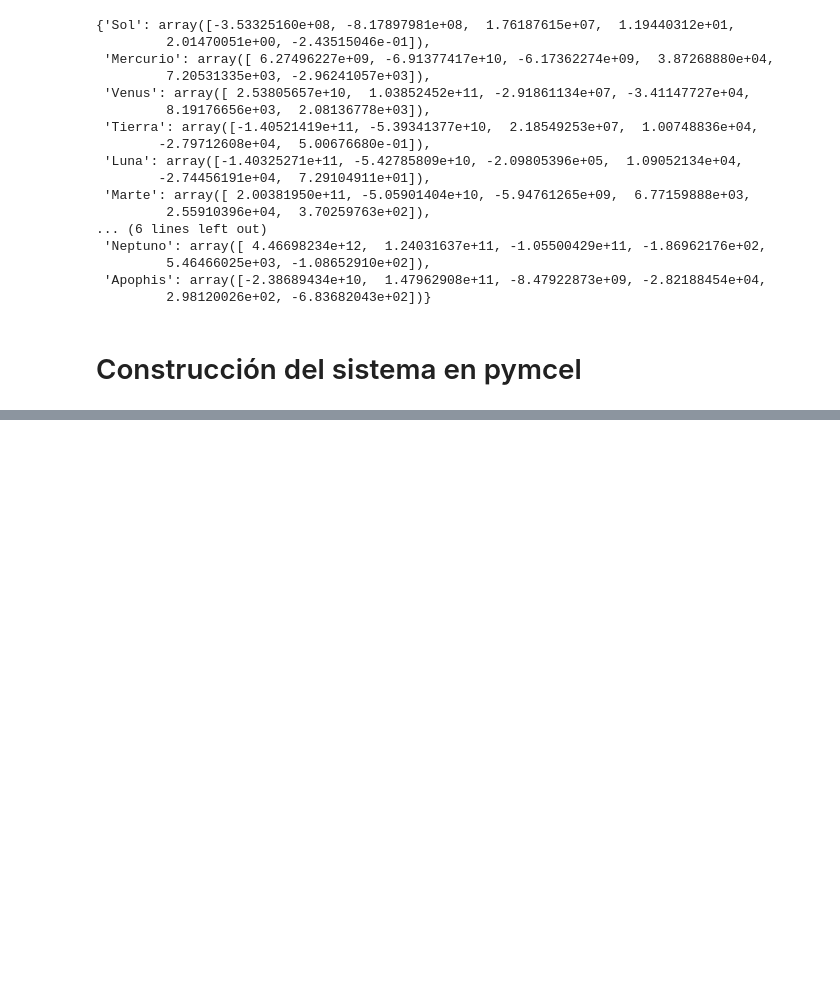
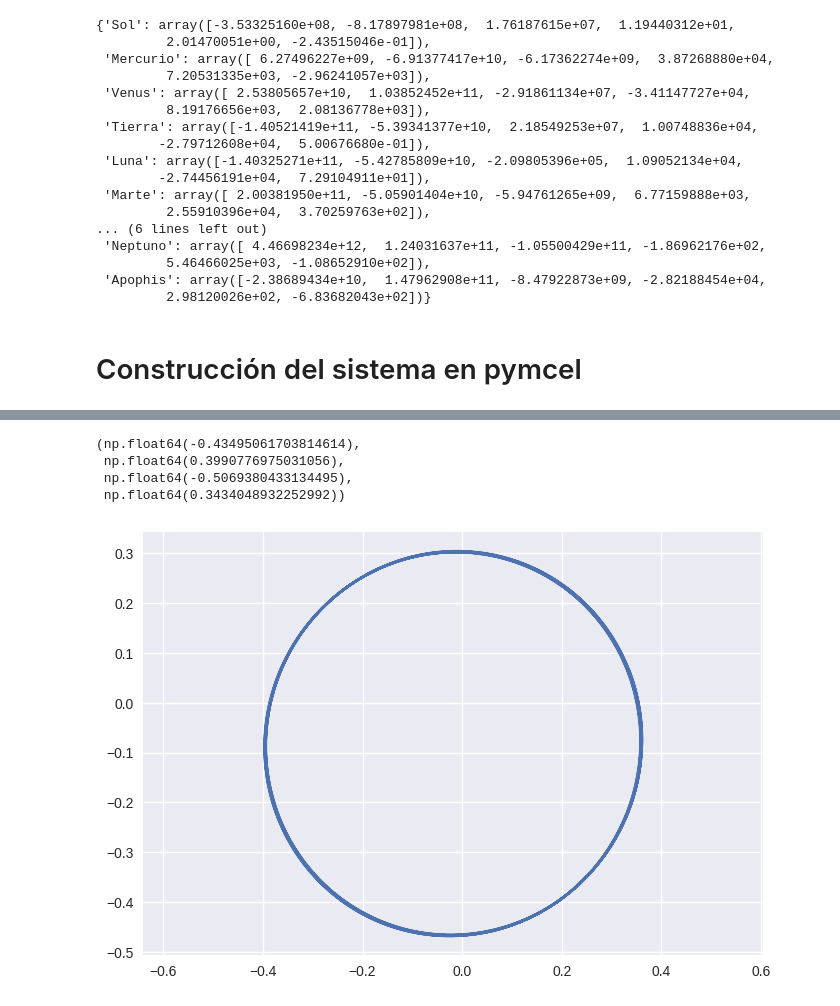
Before and after one commit to Daniel-534/Astroestadistica, a Jupyter notebook: ITM/Main.ipynb, the cells around one changed output, grey strips where cells are left out. Drawn from its saved outputs; the diff is of its cells as text; code cells hidden in the pictures; blank space fills up the shorter version.

```diff
--- a/ITM/Main.ipynb
+++ b/ITM/Main.ipynb
@@ -356,6 +358,15 @@ ts = np.linspace(0.0, T_FINAL, N_PASOS)
 
 # Integración de N-Cuerpos con pymcel
 rs, vs, rps, vps, constantes = pc.ncuerpos_solucion(sistema, ts)
+# %%
+plt.plot(rs[1,:,0],rs[1,:,1])
+plt.axis("equal")
+# %% [output]
+(np.float64(-0.43495061703814614),
+ np.float64(0.3990776975031056),
+ np.float64(-0.5069380433134495),
+ np.float64(0.3434048932252992))
+[figure, added]
 # %%
 plt.style.use("seaborn-v0_8")
 plt.figure(figsize=(10, 8))
```
Also changed, not shown: parts of 5 cells of this notebook.
